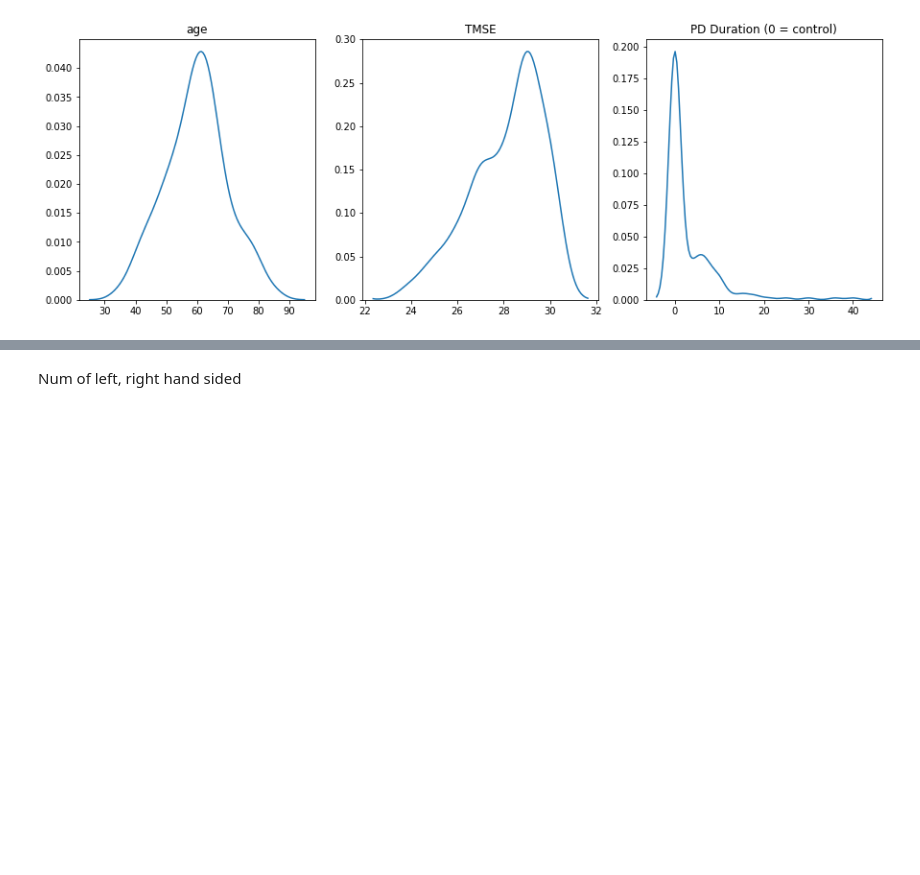
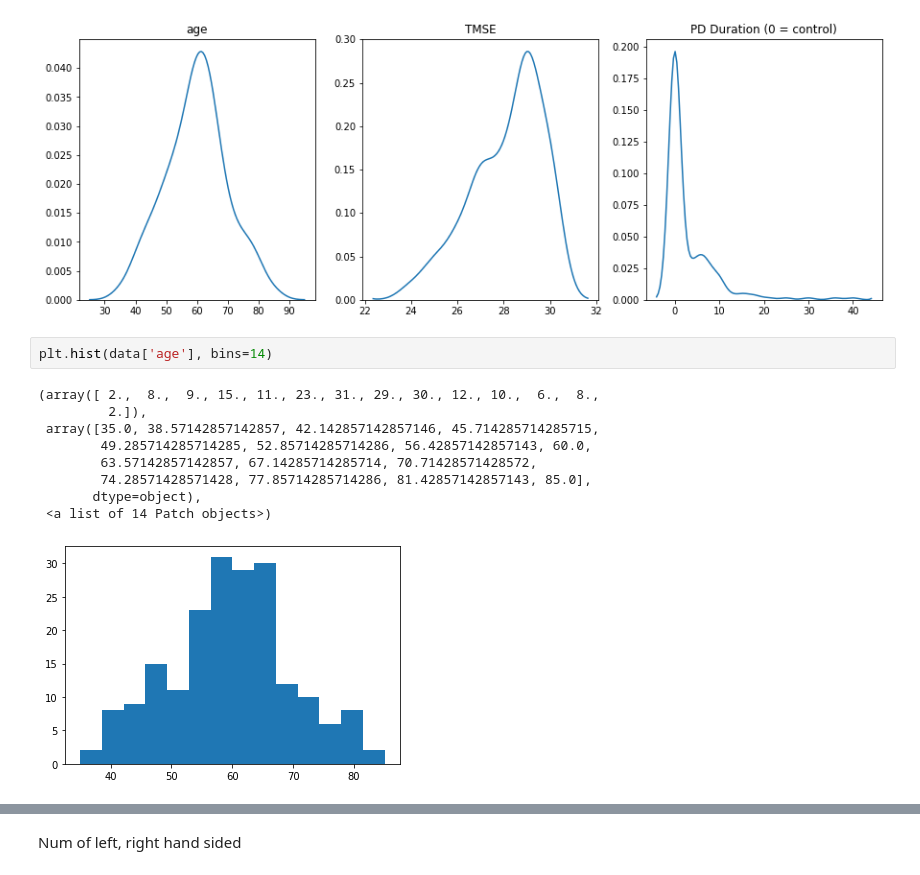
Before and after one commit to p-amonpitakpun/clock-drawing-dnn, a Jupyter notebook: Notebooks/Data Visualization.ipynb, the cells around one changed output, grey strips where cells are left out. Saved outputs shown, nothing was run; the diff lists cells and outputs as text; blank space fills up the shorter version.

```diff
--- a/Notebooks/Data Visualization.ipynb
+++ b/Notebooks/Data Visualization.ipynb
@@ -262,3 +268,15 @@ sns.kdeplot(data['duration'])
 plt.show()
 # %% [output]
 [figure]
+# %%
+plt.hist(data['age'], bins=14)
+# %% [output]
+(array([ 2.,  8.,  9., 15., 11., 23., 31., 29., 30., 12., 10.,  6.,  8.,
+         2.]),
+ array([35.0, 38.57142857142857, 42.142857142857146, 45.714285714285715,
+        49.285714285714285, 52.85714285714286, 56.42857142857143, 60.0,
+        63.57142857142857, 67.14285714285714, 70.71428571428572,
+        74.28571428571428, 77.85714285714286, 81.42857142857143, 85.0],
+       dtype=object),
+ <a list of 14 Patch objects>)
+[figure, added]
```
Also changed, not shown: parts of 32 cells of this notebook, 2 other files.
